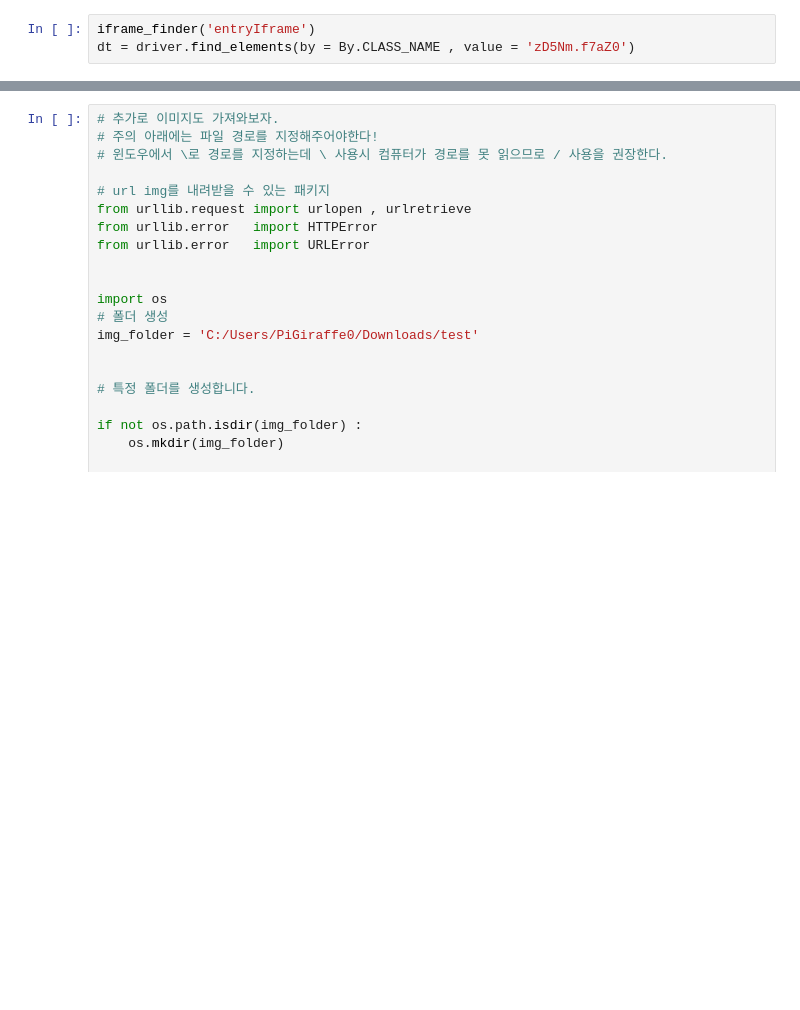
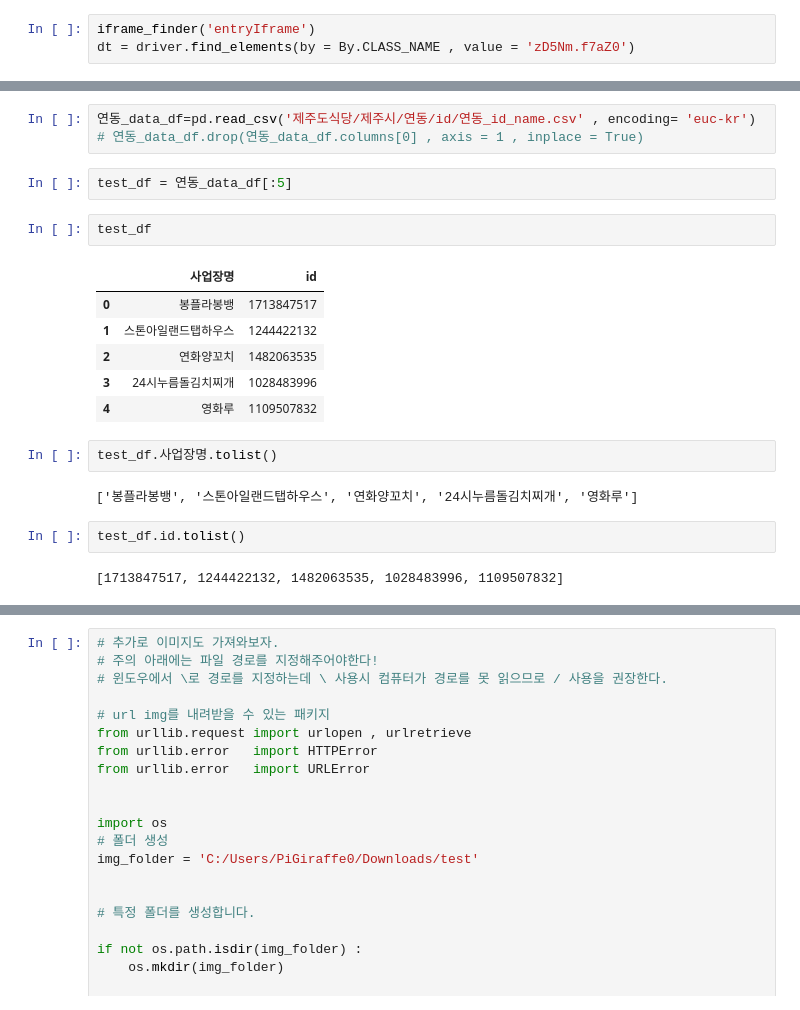
Before and after one commit to JUICE-JinHyeong/TABA_4, a Jupyter notebook: Crawling/Crawling/Crawling_rest_info.ipynb, the cells around one changed output, grey strips where cells are left out. Cells and saved outputs as stored; diff of their text form; blank space fills up the shorter version.

```diff
--- a/Crawling/Crawling/Crawling_rest_info.ipynb
+++ b/Crawling/Crawling/Crawling_rest_info.ipynb
@@ -138,0 +250,22 @@ img_lst = driver.find_elements(by = By.CSS_SELECTOR , value = '.people_li > a >
+# %%
+연동_data_df=pd.read_csv('제주도식당/제주시/연동/id/연동_id_name.csv' , encoding= 'euc-kr')
+# 연동_data_df.drop(연동_data_df.columns[0] , axis = 1 , inplace = True)
+# %%
+test_df = 연동_data_df[:5]
+# %%
+test_df
+# %% [output]
+|  | 사업장명 | id |
+| 0 | 봉플라봉뱅 | 1713847517 |
+| 1 | 스톤아일랜드탭하우스 | 1244422132 |
+| 2 | 연화양꼬치 | 1482063535 |
+| 3 | 24시누름돌김치찌개 | 1028483996 |
+| 4 | 영화루 | 1109507832 |
+# %%
+test_df.사업장명.tolist()
+# %% [output]
+['봉플라봉뱅', '스톤아일랜드탭하우스', '연화양꼬치', '24시누름돌김치찌개', '영화루']
+# %%
+test_df.id.tolist()
+# %% [output]
+[1713847517, 1244422132, 1482063535, 1028483996, 1109507832]
```
Also changed, not shown: parts of 27 cells of this notebook, 2 other files.
